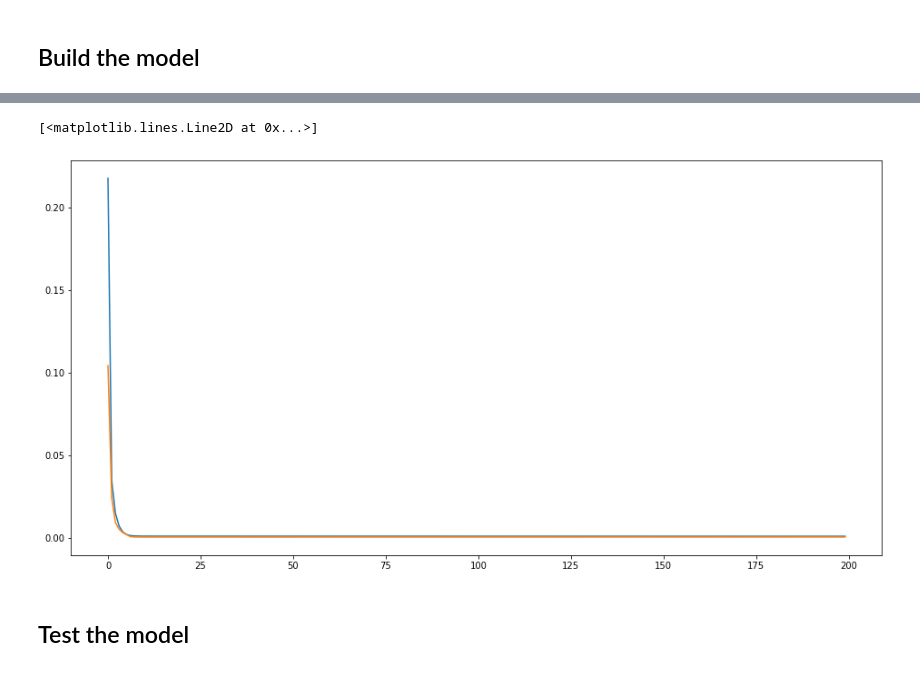
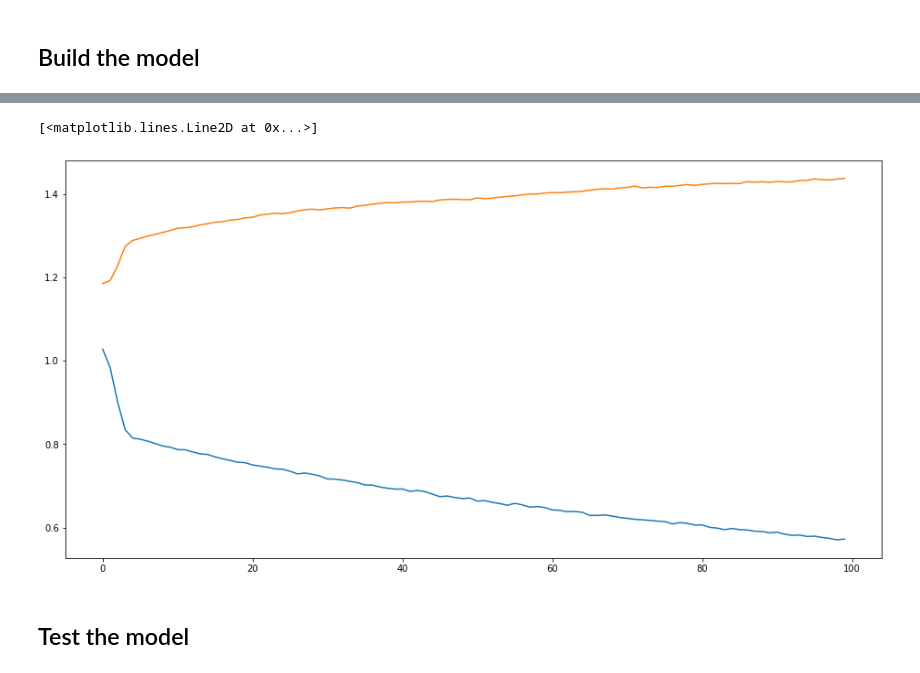
Before and after one commit to ThiagoMartinsThome/TFM, a Jupyter notebook: ConvLSTM2D_model.ipynb, the cells around one changed output, grey strips where cells are left out. Saved outputs shown, nothing was run; the diff lists cells and outputs as text; code cells hidden in the pictures.

```diff
--- a/ConvLSTM2D_model.ipynb
+++ b/ConvLSTM2D_model.ipynb
@@ -73,22 +66,26 @@ X_val, y_val = val.drop('short_result', axis=1), val['short_result']
 #### Build a Pipeline
 # %%
 #Pipeline
+
 #Column transformation
 # determine categorical and numerical features
-numerical_cols = X.select_dtypes(include=['int64', 'float64']).columns
-categorical_cols = X.select_dtypes(include=['object', 'bool']).columns
+numerical_cols = X_train.select_dtypes(include=['int64', 'float64']).columns
+categorical_cols = X_train.select_dtypes(include=['object', 'bool']).columns
 
 # Column preparation
 transformer = [
-               ('scaler', MinMaxScaler(feature_range=(0,1)), numerical_cols),
+               ('scaler', StandardScaler(), numerical_cols),
                ('onehot', OneHotEncoder(sparse=False), categorical_cols)]
 col_transform = ColumnTransformer(transformers=transformer)
 
 pipeline_x = Pipeline(steps=[('prep', col_transform),
-                             ('pca', PCA(n_components=60, random_state=1))])
-pipeline_y =  Pipeline(steps=[('scaler', MinMaxScaler(feature_range=(0,1)))])
+                             ('pca', PCA(n_components=30, random_state=1))
+                             ])
+pipeline_y =  Pipeline(steps=[
+                              ('scaler', StandardScaler())
+                              ])
 
-pipeline_x.fit(X)
+pipeline_x.fit(X, y)
 pipeline_y.fit(y.values.reshape(-1, 1))
 
 joblib.dump(pipeline_x, 'pipeline_x.pkl', compress=1)
@@ -146,7 +143,7 @@ def split_sequences(sequences, n_steps_split):
 
 
 # choose a number of time steps
-n_steps_split = 20
+n_steps_split = 30
 # Concat features and target
 train_dataset = np.hstack((X_train_scaled, y_train_scaled))
 val_dataset = np.hstack((X_val_scaled, y_val_scaled))
@@ -158,8 +155,8 @@ y_val_split = np.reshape(y_val_split, (-1, 1))
 
 # the dataset knows the number of features, e.g. 2
 n_features = X_train_split.shape[2]
-n_seq = 4
-n_steps = 5
+n_seq = 5
+n_steps = 6
 #We can define the ConvLSTM as a single layer in terms of the number of filters
 #and a two-dimensional kernel size in terms of (rows, columns).
 #As we are working with a one-dimensional series, the number of rows is always
@@ -177,14 +174,24 @@ print(X_train_split.shape, y_train_split.shape)
 # %%
 # define model
 model = Sequential()
-model.add(ConvLSTM2D(filters=40, kernel_size=(4, 5), activation='relu', input_shape=(n_seq, rows, n_steps, n_features),
-                     padding='same', return_sequences=True, go_backwards=True, kernel_regularizer='l2', dropout=0.2))
-model.add(BatchNormalization())
-model.add(ConvLSTM2D(filters=40, kernel_size=(4, 5), activation='relu', input_shape=(n_seq, rows, n_steps, n_features),
-                     padding='same', return_sequences=True, go_backwards=True, kernel_regularizer='l2', dropout=0.2))
+model.add(BatchNormalization(input_shape=(n_seq, rows, n_steps, n_features)))
+model.add(ConvLSTM2D(filters=90,
+                     kernel_size=(5, 6),
+                     padding='same',
+                     return_sequences=True,
+                     dropout=0.2))
 model.add(BatchNormalization())
 model.add(Flatten())
 model.add(RepeatVector(1))
+model.add(BatchNormalization())
+model.add(Bidirectional(LSTM(50, return_sequences=True)))
+model.add(Dropout(0.2))
+model.add(BatchNormalization())
+model.add(LSTM(units=50,return_sequences=True))
+model.add(Dropout(0.2))
+model.add(BatchNormalization())
+model.add(LSTM(units=50,return_sequences=True))
+model.add(Dropout(0.2))
 model.add(TimeDistributed(Dense(1)))
 
 model.compile(optimizer='adam', loss='mse', metrics=['mae'])
@@ -206,7 +213,7 @@ reduce_lr = ReduceLROnPlateau(monitor='val_loss', factor=0.2,
 
 # fit model
 history = model.fit(X_train_split, y_train_split, epochs=100, batch_size=1024,
-                    callbacks=[cp_callback, early_stopping, reduce_lr],
+                    callbacks=[cp_callback, early_stopping, reduce_lr, TerminateOnNaN()],
                     validation_data=(X_val_split, y_val_split), shuffle=True)
 
 plt.plot(history.history['loss'])
@@ -232,5 +239,5 @@ Epoch 00200: loss did not improve from 0.00097
 [<matplotlib.lines.Line2D at 0x...>]
-[figure, old version]
+[figure, new version]
 # %% [markdown]
 ## Test the model
 # %%
```
Also changed, not shown: parts of 13 cells of this notebook.
